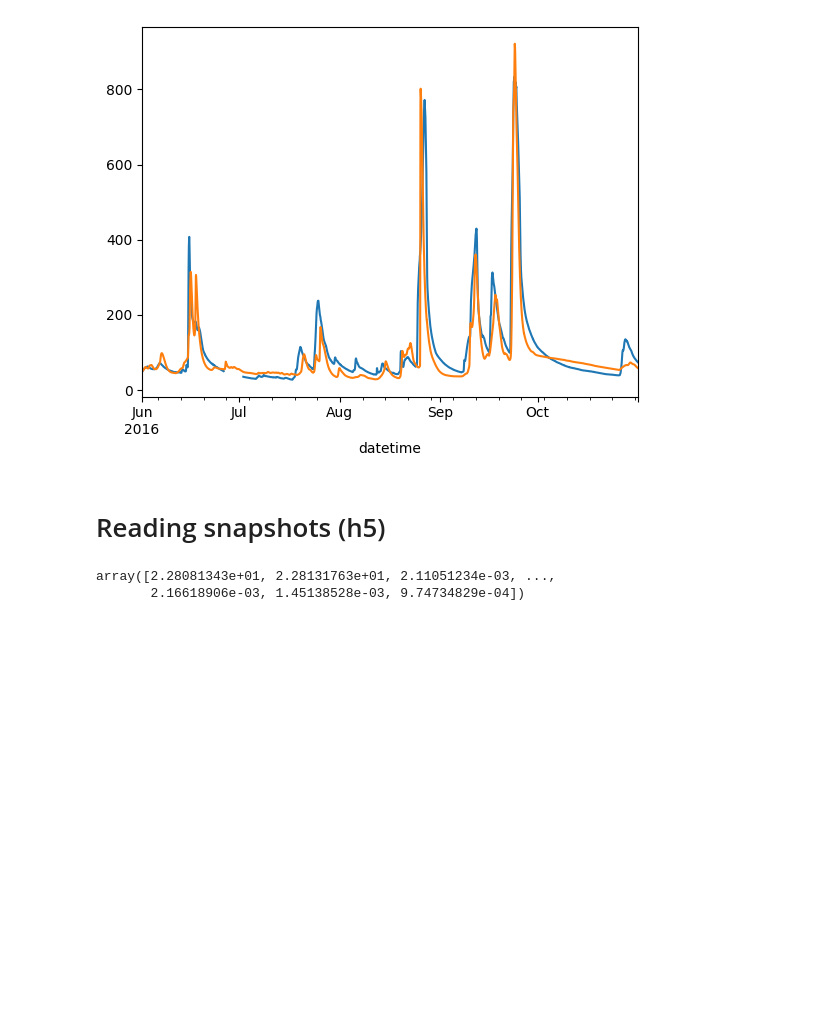
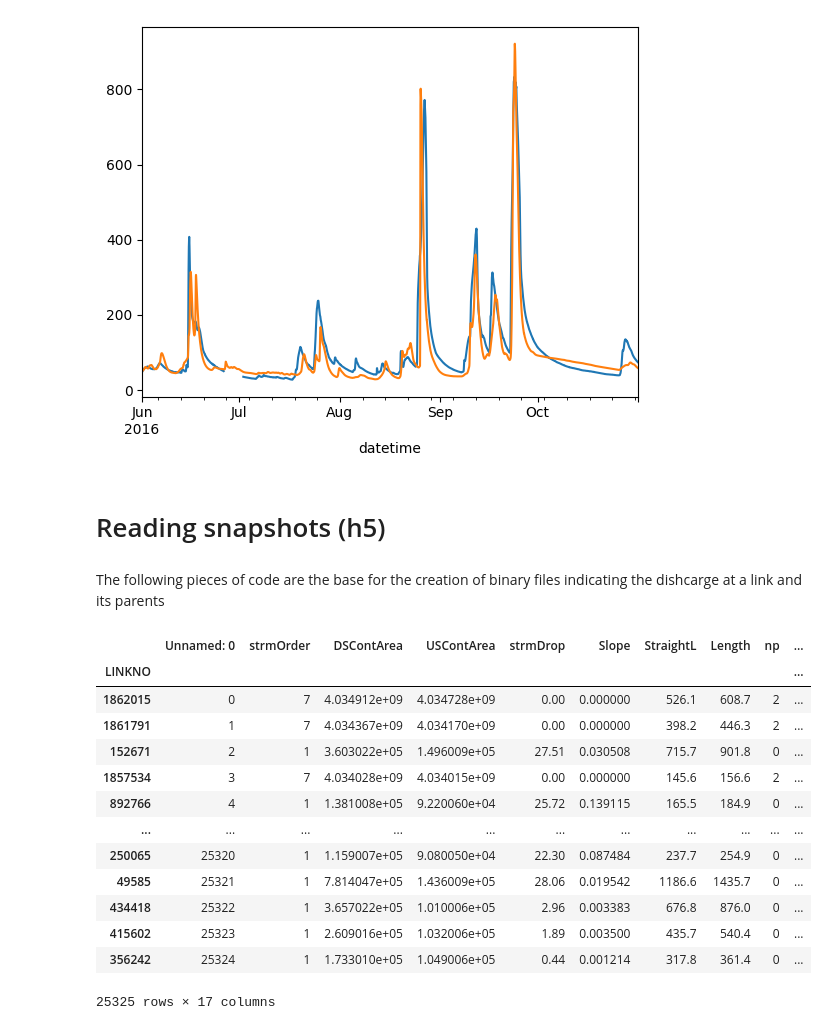
Before and after one commit to nicolas998/network_conditioning, a Jupyter notebook: notebooks/hlm_process_results.ipynb, the cells around one changed output. Cells and saved outputs as stored; diff of their text form; code cells hidden in the pictures; blank space fills up the shorter version.

```diff
--- a/notebooks/hlm_process_results.ipynb
+++ b/notebooks/hlm_process_results.ipynb
@@ -54,15 +54,31 @@ qs.loc['2016-06':'2016-10',gauge].plot()
 [figure]
 # %% [markdown]
 # Reading snapshots  (h5)
+# %% [markdown]
+The following pieces of code are the base for the creation of binary files indicating the dishcarge at a link and its parents
 # %%
 import h5py
+# %%
+wav = pd.read_csv('../local_data/ifis_config/base_data/waverly.csv', index_col=1)
+# %%
+wav
+# %% [output]
+|  | Unnamed: 0 | strmOrder | DSContArea | USContArea | strmDrop | Slope | StraightL | Length | np | ... |
+| LINKNO |  |  |  |  |  |  |  |  |  | ... |
+| 1862015 | 0 | 7 | 4.034912e+09 | 4.034728e+09 | 0.00 | 0.000000 | 526.1 | 608.7 | 2 | ... |
+| 1861791 | 1 | 7 | 4.034367e+09 | 4.034170e+09 | 0.00 | 0.000000 | 398.2 | 446.3 | 2 | ... |
+| 152671 | 2 | 1 | 3.603022e+05 | 1.496009e+05 | 27.51 | 0.030508 | 715.7 | 901.8 | 0 | ... |
+| 1857534 | 3 | 7 | 4.034028e+09 | 4.034015e+09 | 0.00 | 0.000000 | 145.6 | 156.6 | 2 | ... |
+| 892766 | 4 | 1 | 1.381008e+05 | 9.220060e+04 | 25.72 | 0.139115 | 165.5 | 184.9 | 0 | ... |
+| ... | ... | ... | ... | ... | ... | ... | ... | ... | ... | ... |
+| 250065 | 25320 | 1 | 1.159007e+05 | 9.080050e+04 | 22.30 | 0.087484 | 237.7 | 254.9 | 0 | ... |
+| 49585 | 25321 | 1 | 7.814047e+05 | 1.436009e+05 | 28.06 | 0.019542 | 1186.6 | 1435.7 | 0 | ... |
+| 434418 | 25322 | 1 | 3.657022e+05 | 1.010006e+05 | 2.96 | 0.003383 | 676.8 | 876.0 | 0 | ... |
+| 415602 | 25323 | 1 | 2.609016e+05 | 1.032006e+05 | 1.89 | 0.003500 | 435.7 | 540.4 | 0 | ... |
+| 356242 | 25324 | 1 | 1.733010e+05 | 1.049006e+05 | 0.44 | 0.001214 | 317.8 | 361.4 | 0 | ... |
+25325 rows × 17 columns
 # %%
 snaps = glob.glob('../local_data/ifis_config/waverly/states/*')
 snaps.sort()
 # %%
 f = h5py.File(snaps[-1],'r')
-# %%
-f['snapshot'][:]['state_0']
-# %% [output]
-array([2.28081343e+01, 2.28131763e+01, 2.11051234e-03, ...,
-       2.16618906e-03, 1.45138528e-03, 9.74734829e-04])
```
Also changed, not shown: parts of 8 cells of this notebook, 2 other files.
